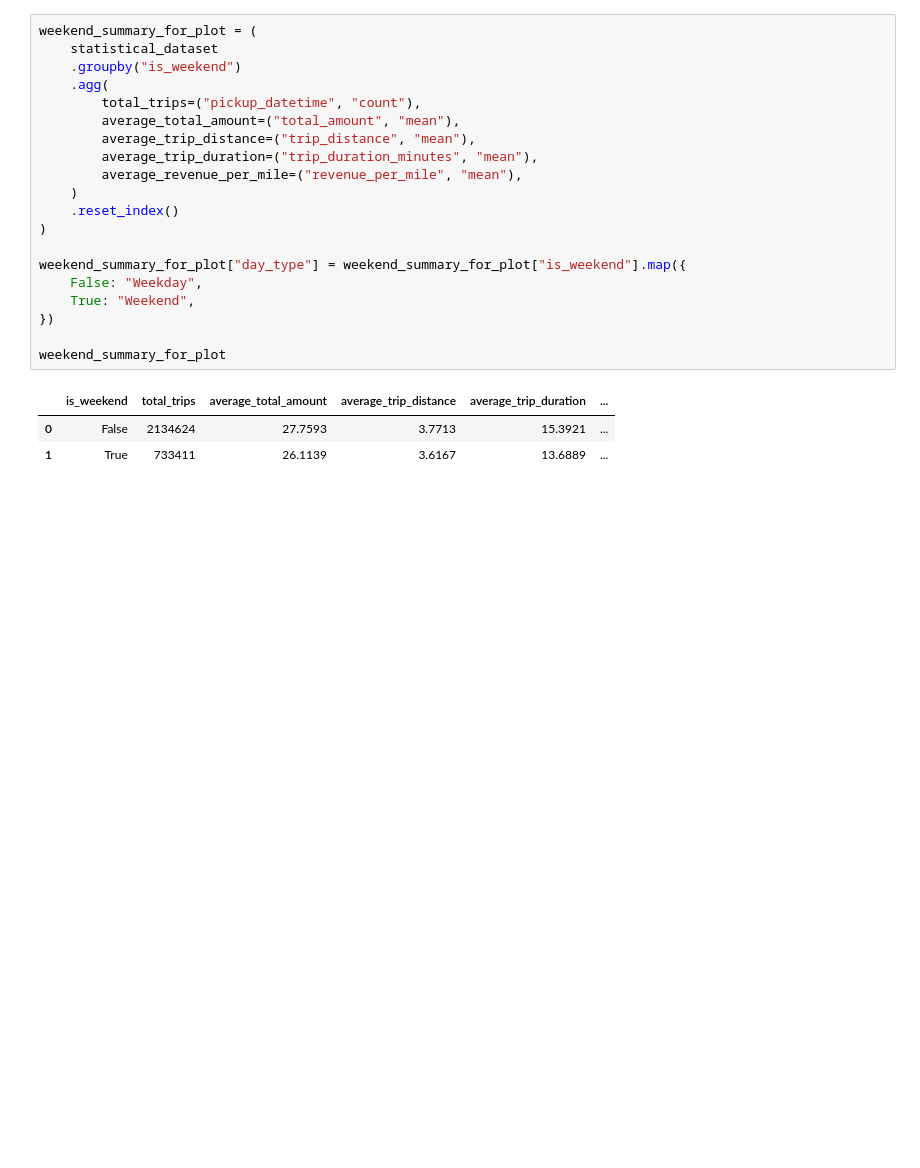
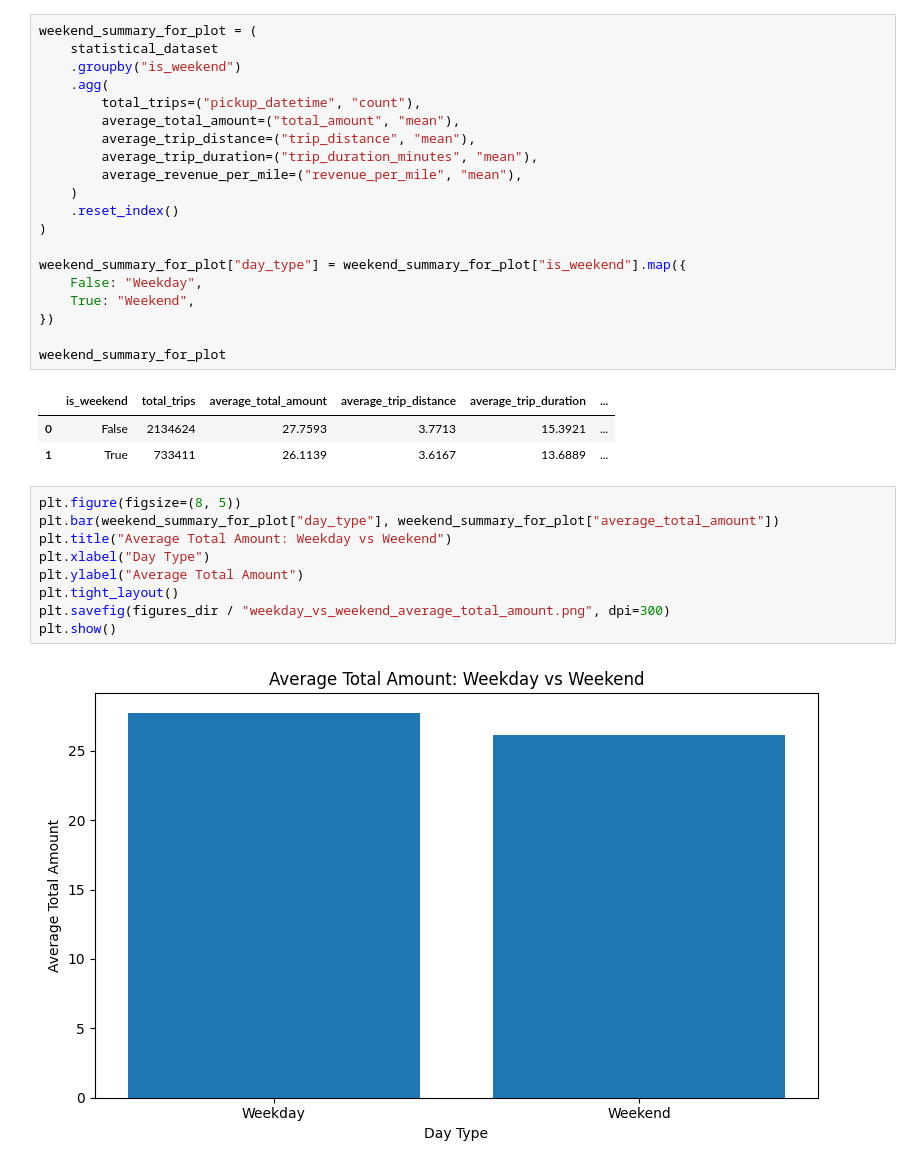
Before and after one commit to angelonels/NYCTaxiTripAnalytics, a Jupyter notebook: notebooks/04_statistical_analysis.ipynb, the cells around one changed output. Drawn from its saved outputs; the diff is of its cells as text; blank space fills up the shorter version.

```diff
--- a/notebooks/04_statistical_analysis.ipynb
+++ b/notebooks/04_statistical_analysis.ipynb
@@ -350,3 +350,14 @@ weekend_summary_for_plot
 |  | is_weekend | total_trips | average_total_amount | average_trip_distance | average_trip_duration | ... |
 | 0 | False | 2134624 | 27.7593 | 3.7713 | 15.3921 | ... |
 | 1 | True | 733411 | 26.1139 | 3.6167 | 13.6889 | ... |
+# %%
+plt.figure(figsize=(8, 5))
+plt.bar(weekend_summary_for_plot["day_type"], weekend_summary_for_plot["average_total_amount"])
+plt.title("Average Total Amount: Weekday vs Weekend")
+plt.xlabel("Day Type")
+plt.ylabel("Average Total Amount")
+plt.tight_layout()
+plt.savefig(figures_dir / "weekday_vs_weekend_average_total_amount.png", dpi=300)
+plt.show()
+# %% [output]
+[figure, added]
```
